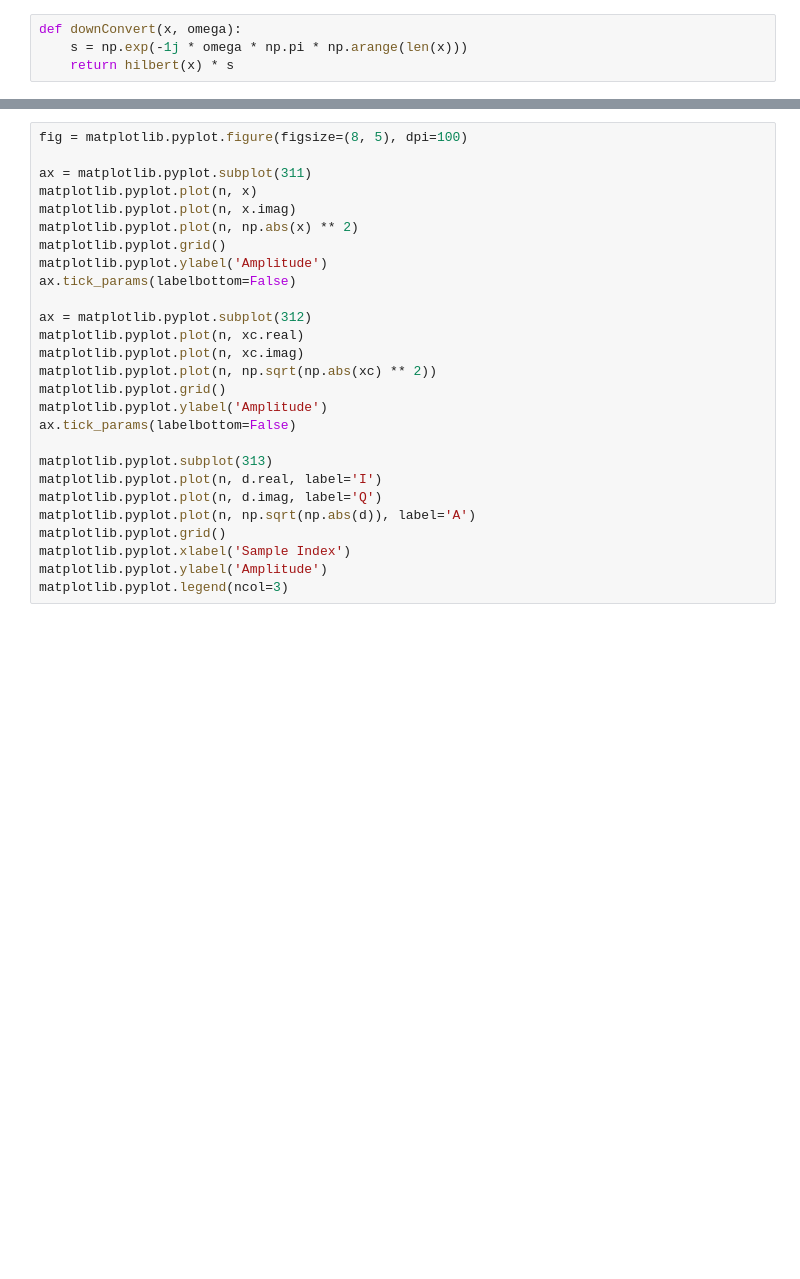
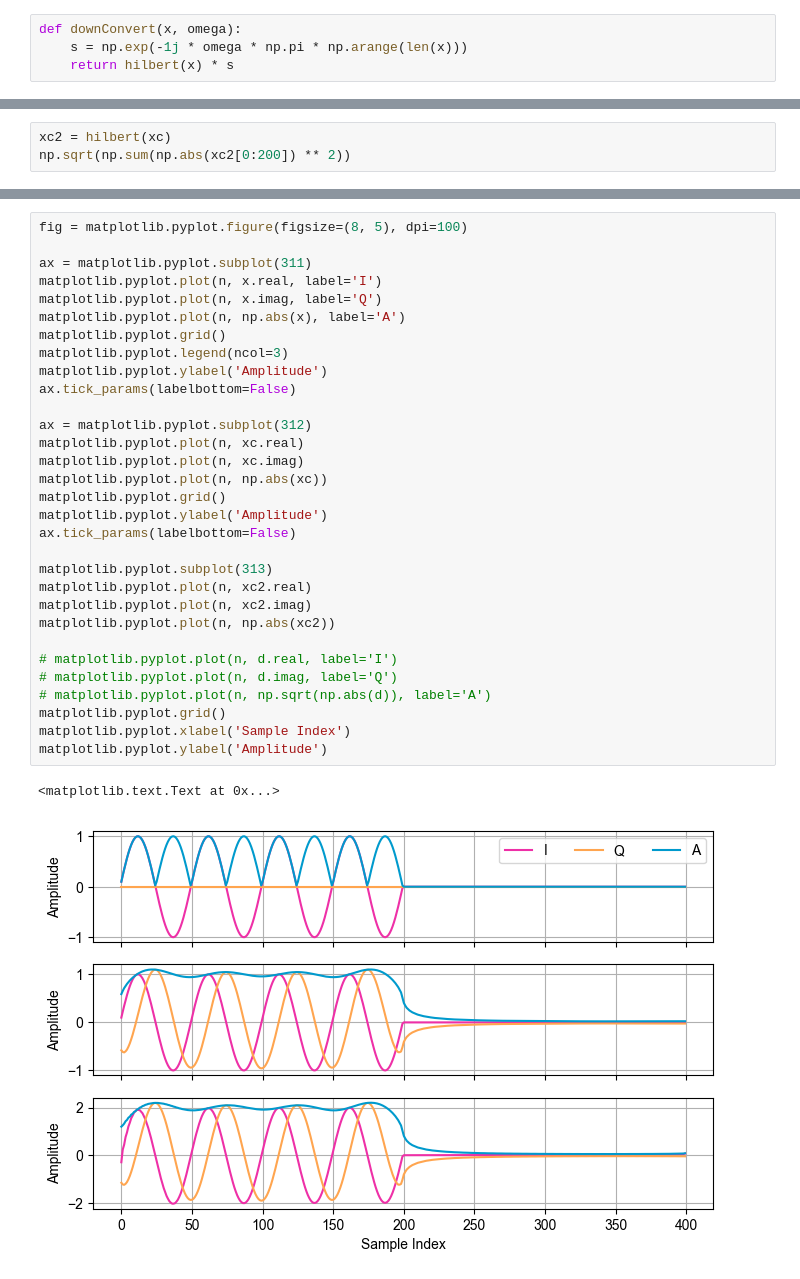
Before and after one commit to OURadar/RadarKit, a Jupyter notebook: python/Digital Downconversion.ipynb, the cells around one changed output, grey strips where cells are left out. Saved outputs shown, nothing was run; the diff lists cells and outputs as text; blank space fills up the shorter version.

```diff
--- a/python/Digital Downconversion.ipynb
+++ b/python/Digital Downconversion.ipynb
@@ -31,0 +36,3 @@ np.sqrt(np.sum(np.abs(xc[0:200]) ** 2))
+# %%
+xc2 = hilbert(xc)
+np.sqrt(np.sum(np.abs(xc2[0:200]) ** 2))
@@ -35,27 +46,34 @@ np.sqrt(np.sum(np.abs(d) ** 2))
 # %%
 fig = matplotlib.pyplot.figure(figsize=(8, 5), dpi=100)
 
 ax = matplotlib.pyplot.subplot(311)
-matplotlib.pyplot.plot(n, x)
-matplotlib.pyplot.plot(n, x.imag)
-matplotlib.pyplot.plot(n, np.abs(x) ** 2)
+matplotlib.pyplot.plot(n, x.real, label='I')
+matplotlib.pyplot.plot(n, x.imag, label='Q')
+matplotlib.pyplot.plot(n, np.abs(x), label='A')
 matplotlib.pyplot.grid()
+matplotlib.pyplot.legend(ncol=3)
 matplotlib.pyplot.ylabel('Amplitude')
 ax.tick_params(labelbottom=False)
 
 ax = matplotlib.pyplot.subplot(312)
 matplotlib.pyplot.plot(n, xc.real)
 matplotlib.pyplot.plot(n, xc.imag)
-matplotlib.pyplot.plot(n, np.sqrt(np.abs(xc) ** 2))
+matplotlib.pyplot.plot(n, np.abs(xc))
 matplotlib.pyplot.grid()
 matplotlib.pyplot.ylabel('Amplitude')
 ax.tick_params(labelbottom=False)
 
 matplotlib.pyplot.subplot(313)
-matplotlib.pyplot.plot(n, d.real, label='I')
-matplotlib.pyplot.plot(n, d.imag, label='Q')
-matplotlib.pyplot.plot(n, np.sqrt(np.abs(d)), label='A')
+matplotlib.pyplot.plot(n, xc2.real)
+matplotlib.pyplot.plot(n, xc2.imag)
+matplotlib.pyplot.plot(n, np.abs(xc2))
+
+# matplotlib.pyplot.plot(n, d.real, label='I')
+# matplotlib.pyplot.plot(n, d.imag, label='Q')
+# matplotlib.pyplot.plot(n, np.sqrt(np.abs(d)), label='A')
 matplotlib.pyplot.grid()
 matplotlib.pyplot.xlabel('Sample Index')
 matplotlib.pyplot.ylabel('Amplitude')
-matplotlib.pyplot.legend(ncol=3)
+# %% [output]
+<matplotlib.text.Text at 0x...>
+[figure, added]
```
Also changed, not shown: parts of 4 cells of this notebook, 4 other files.
